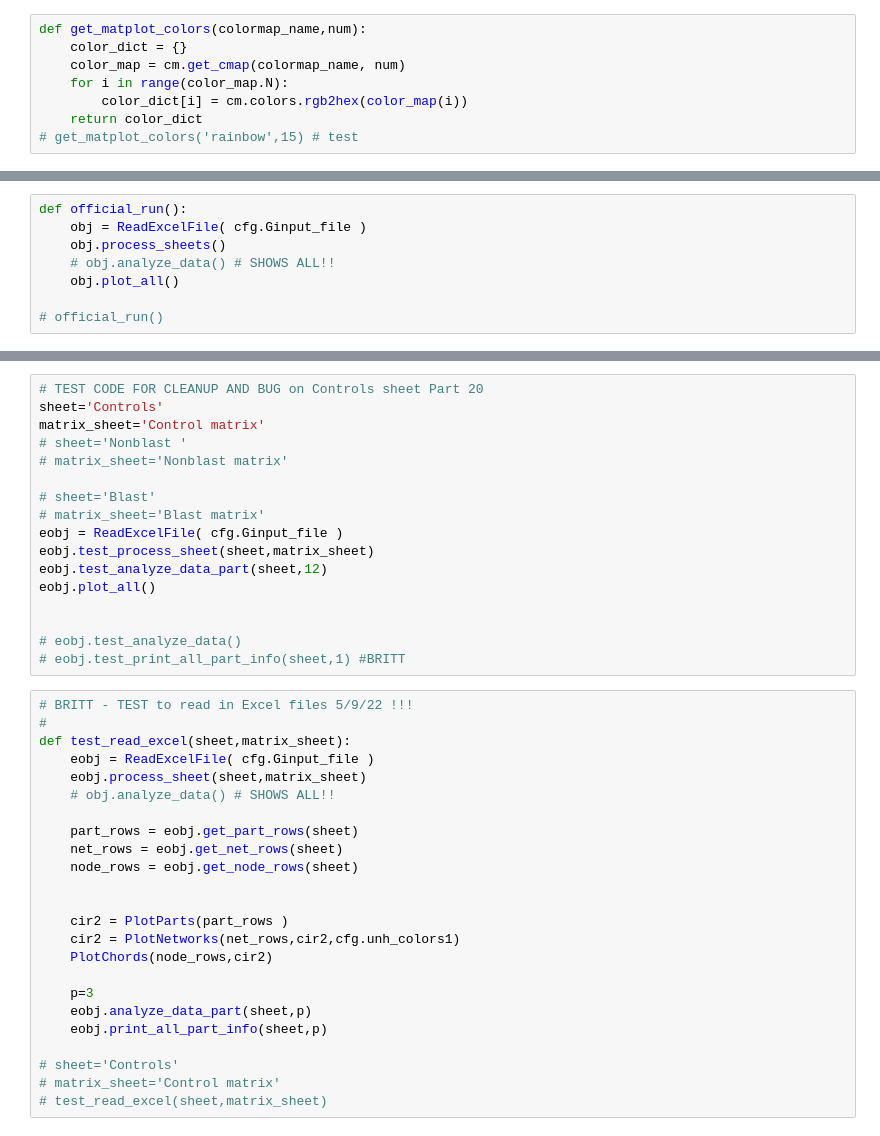
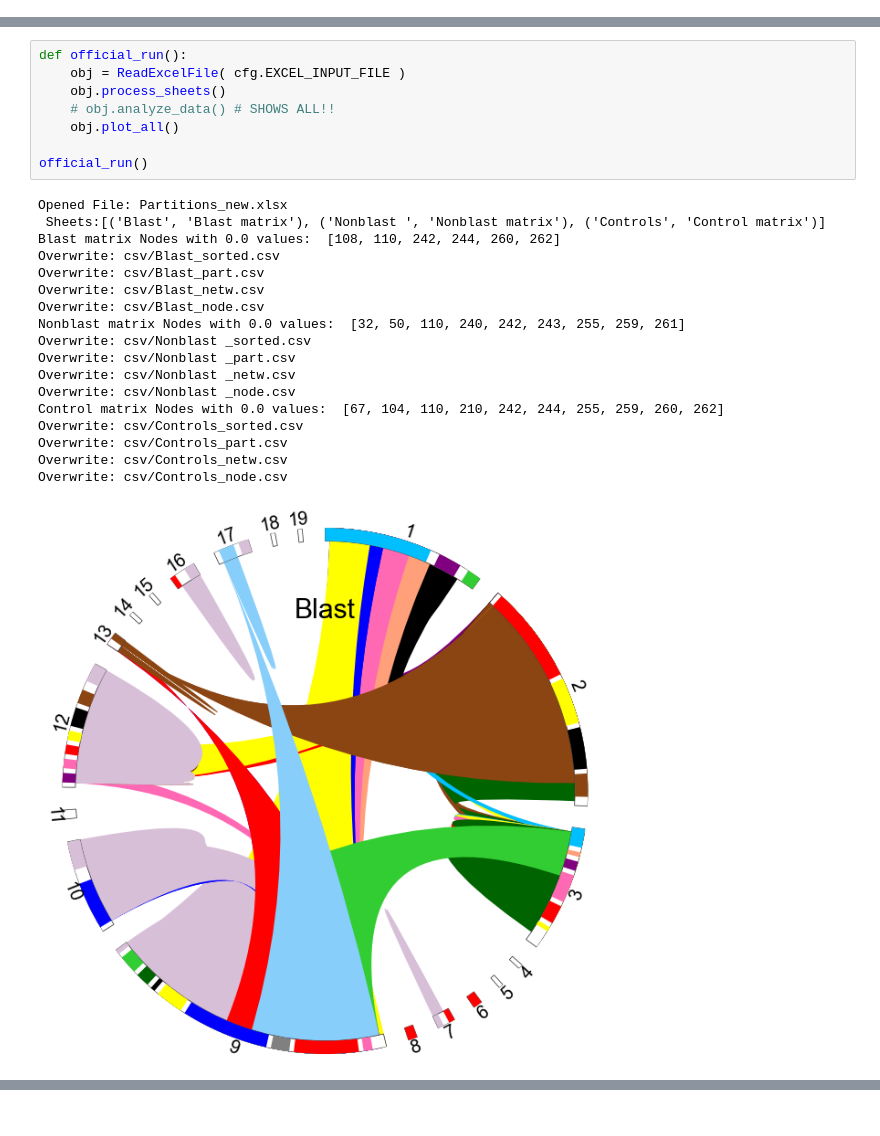
Before and after one commit to britzinger/unh_mod1.0, a Jupyter notebook: main.ipynb, the cells around one changed output, grey strips where cells are left out. Saved outputs shown, nothing was run; the diff lists cells and outputs as text.

Commit message:
TestReadExcel(),create_csv files

```diff
--- a/main.ipynb
+++ b/main.ipynb
@@ -10,14 +10,6 @@ import pycircos
 import fconfig as cfg
 
 DBG = False
-# %%
-def get_matplot_colors(colormap_name,num):
-    color_dict = {}
-    color_map = cm.get_cmap(colormap_name, num)
-    for i in range(color_map.N):
-        color_dict[i] = cm.colors.rgb2hex(color_map(i))
-    return color_dict
-# get_matplot_colors('rainbow',15) # test
 # %%
 class DataList:
     def __init__(self, dfs, sheet, sheet_matrix ):
@@ -607,9 +582,28 @@ def PlotChords(rows,circ):
     return circ
 # %%
 def official_run():
-    obj = ReadExcelFile( cfg.Ginput_file )
+    obj = ReadExcelFile( cfg.EXCEL_INPUT_FILE )
     obj.process_sheets()
     # obj.analyze_data() # SHOWS ALL!!
     obj.plot_all()
 
-# official_run()
+official_run()
+# %% [output]
+Opened File: Partitions_new.xlsx
+ Sheets:[('Blast', 'Blast matrix'), ('Nonblast ', 'Nonblast matrix'), ('Controls', 'Control matrix')]
+Blast matrix Nodes with 0.0 values:  [108, 110, 242, 244, 260, 262]
+Overwrite: csv/Blast_sorted.csv
+Overwrite: csv/Blast_part.csv
+Overwrite: csv/Blast_netw.csv
+Overwrite: csv/Blast_node.csv
+Nonblast matrix Nodes with 0.0 values:  [32, 50, 110, 240, 242, 243, 255, 259, 261]
+Overwrite: csv/Nonblast _sorted.csv
+Overwrite: csv/Nonblast _part.csv
+Overwrite: csv/Nonblast _netw.csv
+Overwrite: csv/Nonblast _node.csv
+Control matrix Nodes with 0.0 values:  [67, 104, 110, 210, 242, 244, 255, 259, 260, 262]
+Overwrite: csv/Controls_sorted.csv
+Overwrite: csv/Controls_part.csv
+Overwrite: csv/Controls_netw.csv
+Overwrite: csv/Controls_node.csv
+[figure, added]
@@ -616,41 +611,0 @@ def official_run():
-# %%
-# TEST CODE FOR CLEANUP AND BUG on Controls sheet Part 20
-sheet='Controls'
-matrix_sheet='Control matrix'
-# sheet='Nonblast '
-# matrix_sheet='Nonblast matrix'
-
-# sheet='Blast'
-# matrix_sheet='Blast matrix'
-eobj = ReadExcelFile( cfg.Ginput_file )
-eobj.test_process_sheet(sheet,matrix_sheet)
-eobj.test_analyze_data_part(sheet,12)
-eobj.plot_all()
-
-
-# eobj.test_analyze_data()
-# eobj.test_print_all_part_info(sheet,1) #BRITT
-# %%
-# BRITT - TEST to read in Excel files 5/9/22 !!!
-#
-def test_read_excel(sheet,matrix_sheet):
-    eobj = ReadExcelFile( cfg.Ginput_file )
-    eobj.process_sheet(sheet,matrix_sheet)
-    # obj.analyze_data() # SHOWS ALL!!
-
-    part_rows = eobj.get_part_rows(sheet)
-    net_rows = eobj.get_net_rows(sheet)
-    node_rows = eobj.get_node_rows(sheet)
-
-
-    cir2 = PlotParts(part_rows )
-    cir2 = PlotNetworks(net_rows,cir2,cfg.unh_colors1)
-    PlotChords(node_rows,cir2)
-
-    p=3
-    eobj.analyze_data_part(sheet,p)
-    eobj.print_all_part_info(sheet,p)
-
-# sheet='Controls'
-# matrix_sheet='Control matrix'
-# test_read_excel(sheet,matrix_sheet)
```
Also changed, not shown: parts of 11 cells of this notebook, 1 other file.
